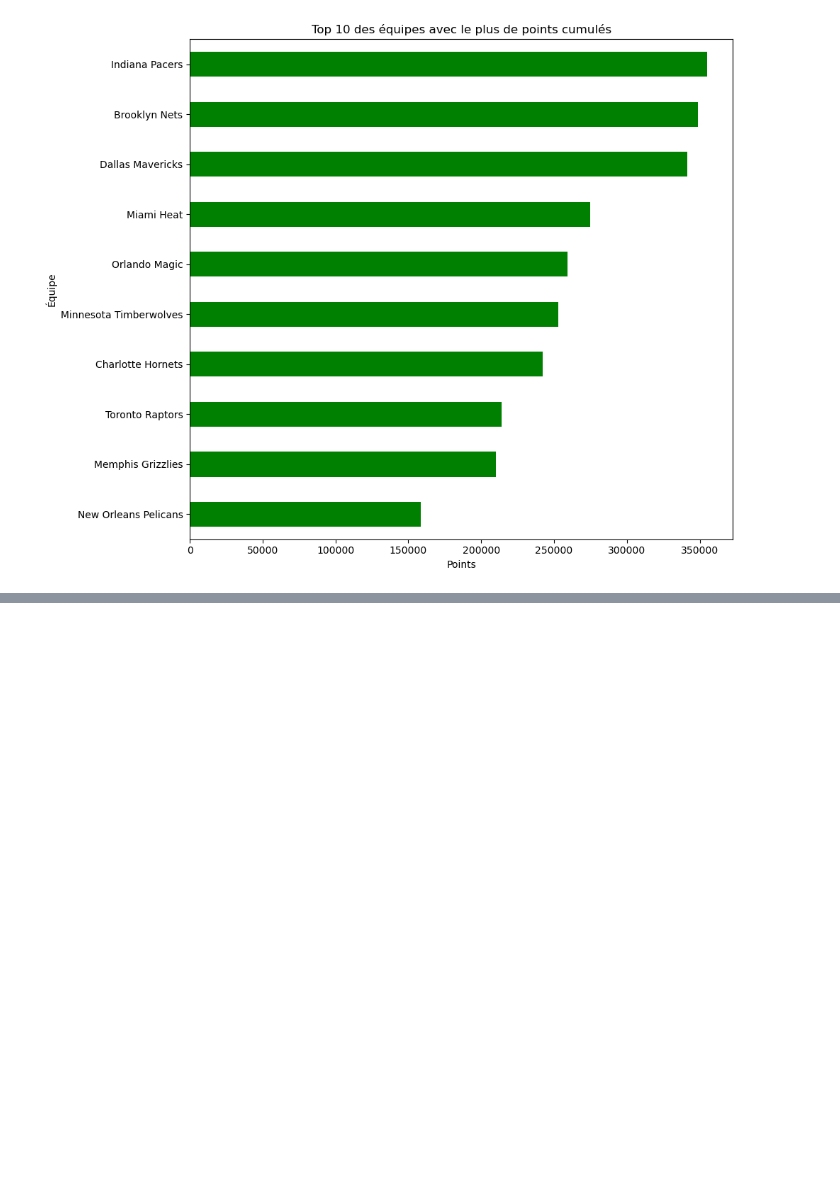
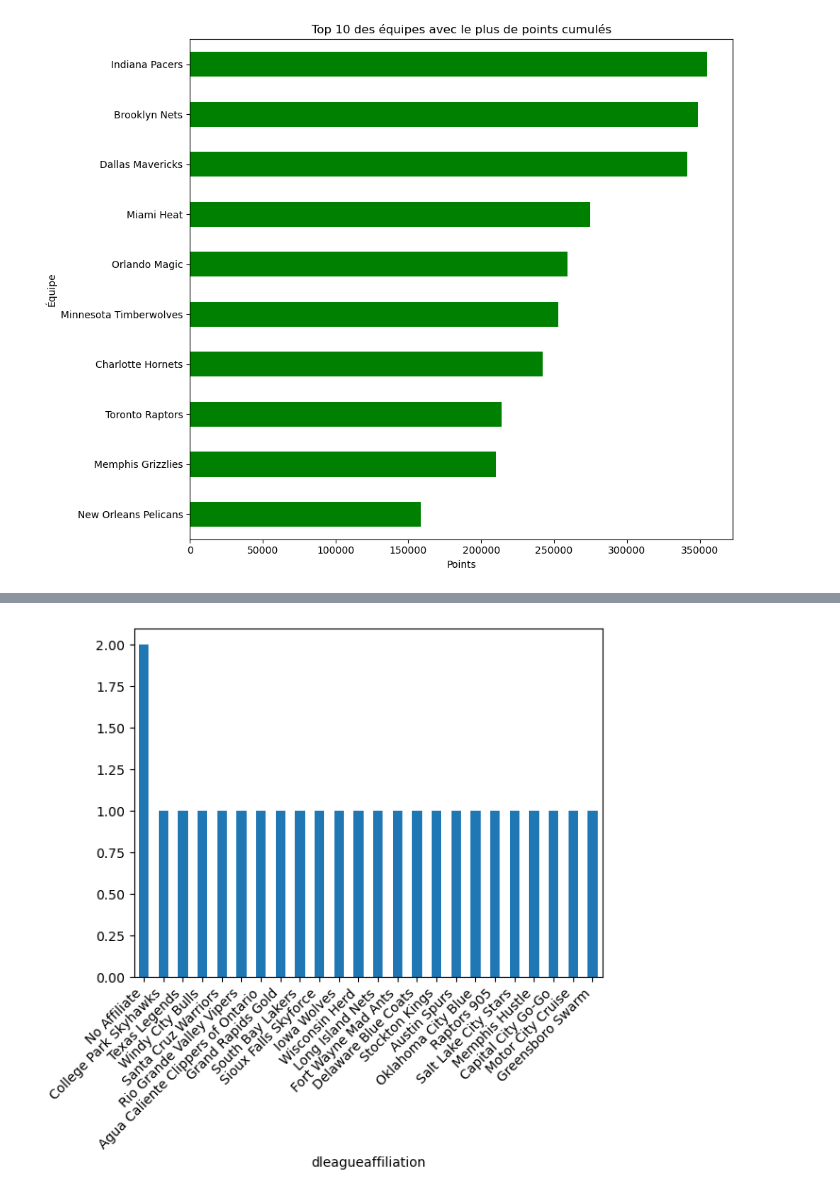
Before and after one commit to yomarhub/NbaAnalyse, a Jupyter notebook: nbaAnalyse.ipynb, the cells around one changed output, grey strips where cells are left out. Cells and saved outputs as stored; diff of their text form; code cells hidden in the pictures; blank space fills up the shorter version.

```diff
--- a/nbaAnalyse.ipynb
+++ b/nbaAnalyse.ipynb
@@ -208,0 +229,10 @@ dtype: int64
+# %%
+league = table['team_details']['dleagueaffiliation'].value_counts()
+
+
+
+league.plot(kind='bar')
+plt.xticks(rotation=45, ha='right')
+plt.show()
+# %% [output]
+[figure, added]
```
Also changed, not shown: parts of 6 cells of this notebook.
